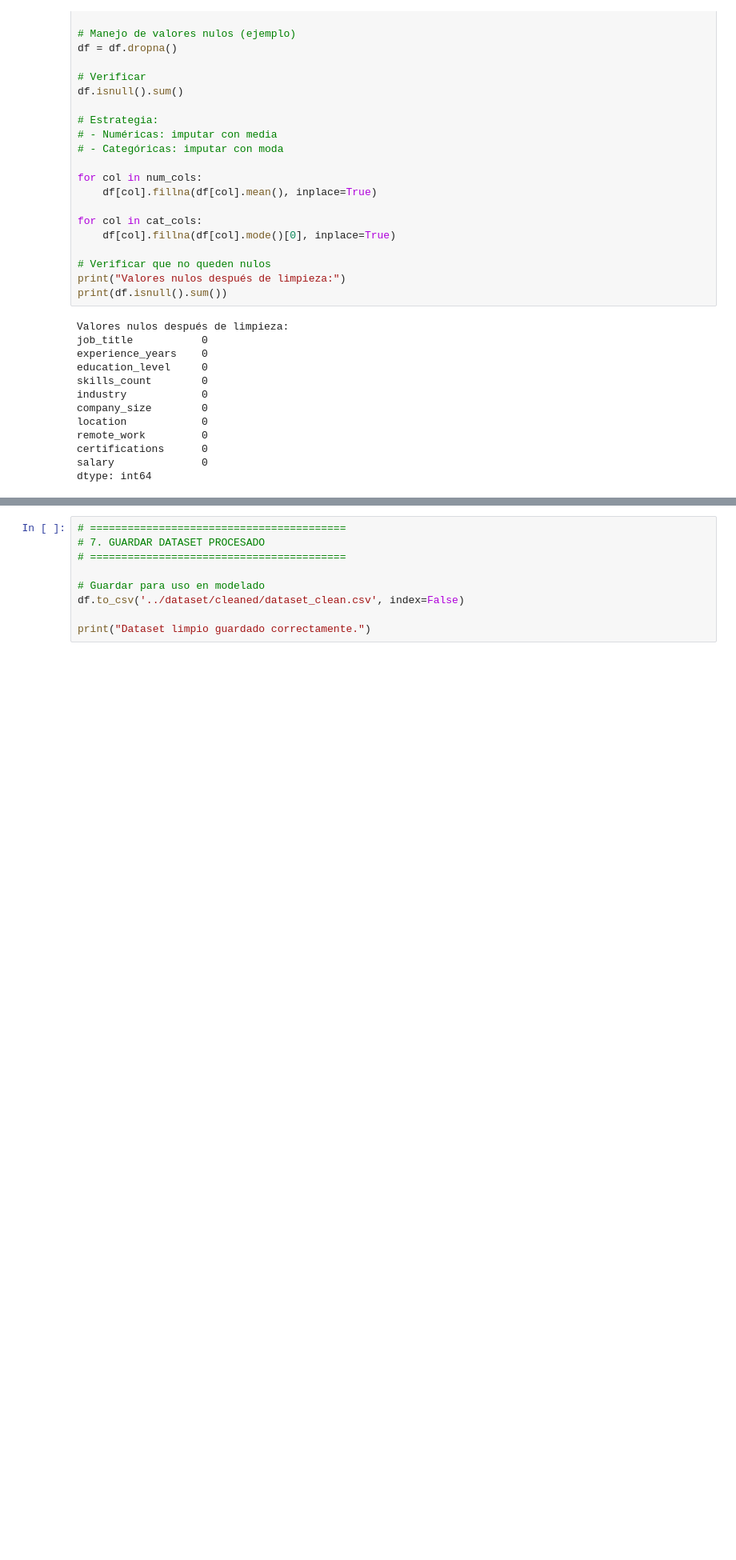
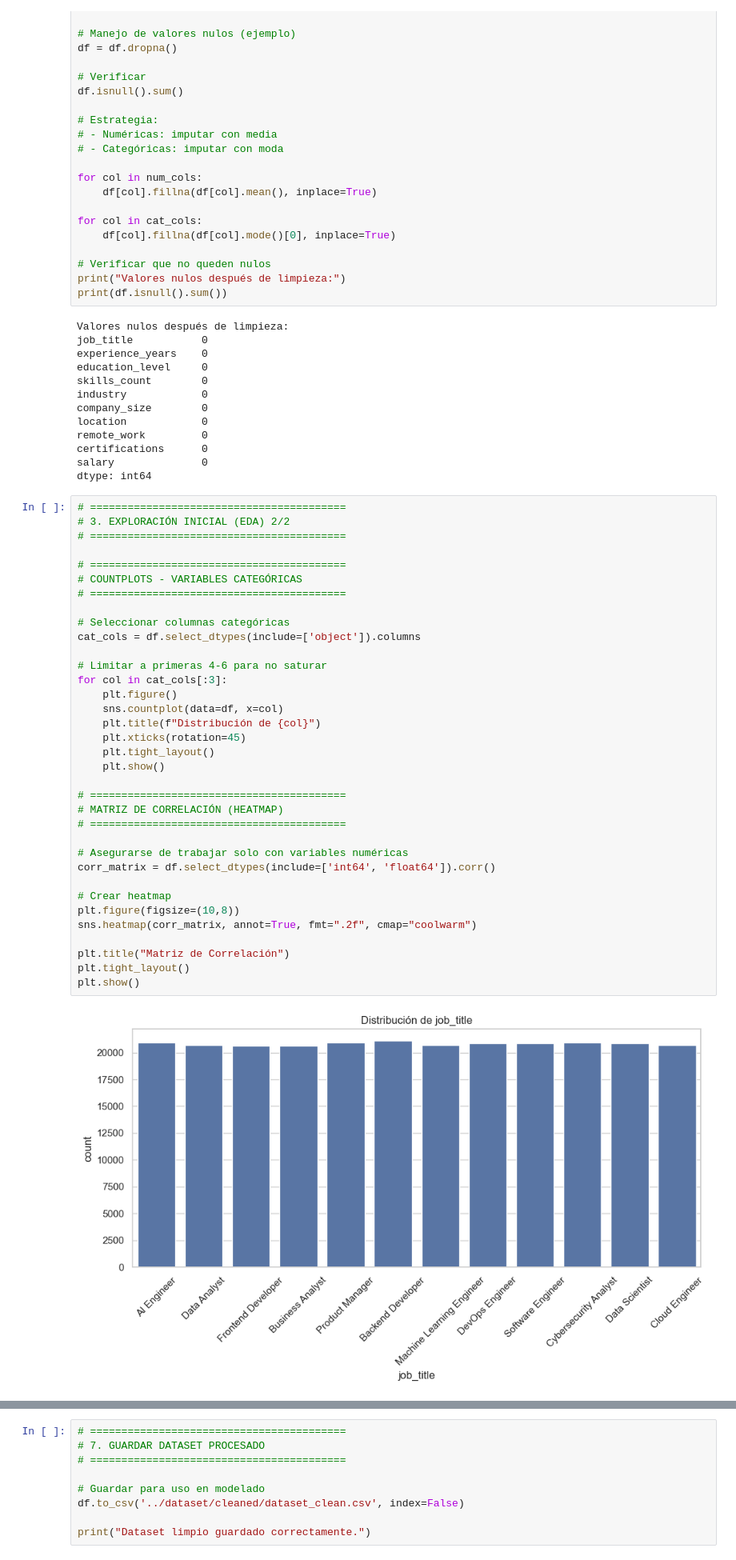
Before and after one commit to simelbarranco/Mineria-Datos-Proyeco-Final, a Jupyter notebook: scripts/preprocessing.ipynb, the cells around one changed output, grey strips where cells are left out. Shown at 80% size. Cells and saved outputs as stored; diff of their text form; blank space fills up the shorter version.

```diff
--- a/scripts/preprocessing.ipynb
+++ b/scripts/preprocessing.ipynb
@@ -163,3 +163,40 @@ remote_work         0
 certifications      0
 salary              0
 dtype: int64
+# %%
+# =========================================
+# 3. EXPLORACIÓN INICIAL (EDA) 2/2
+# =========================================
+
+# =========================================
+# COUNTPLOTS - VARIABLES CATEGÓRICAS
+# =========================================
+
+# Seleccionar columnas categóricas
+cat_cols = df.select_dtypes(include=['object']).columns
+
+# Limitar a primeras 4-6 para no saturar
+for col in cat_cols[:3]:
+    plt.figure()
+    sns.countplot(data=df, x=col)
+    plt.title(f"Distribución de {col}")
+    plt.xticks(rotation=45)
+    plt.tight_layout()
+    plt.show()
+
+# =========================================
+# MATRIZ DE CORRELACIÓN (HEATMAP)
+# =========================================
+
+# Asegurarse de trabajar solo con variables numéricas
+corr_matrix = df.select_dtypes(include=['int64', 'float64']).corr()
+
+# Crear heatmap
+plt.figure(figsize=(10,8))
+sns.heatmap(corr_matrix, annot=True, fmt=".2f", cmap="coolwarm")
+
+plt.title("Matriz de Correlación")
+plt.tight_layout()
+plt.show()
+# %% [output]
+[figure, added]
```
Also changed, not shown: parts of 2 cells of this notebook, 6 other files.
